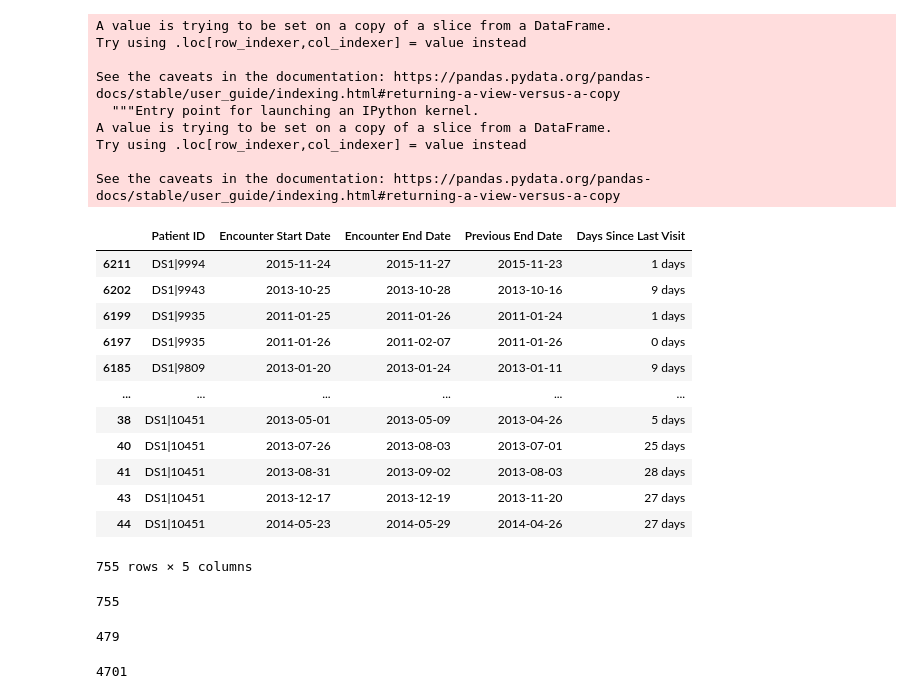
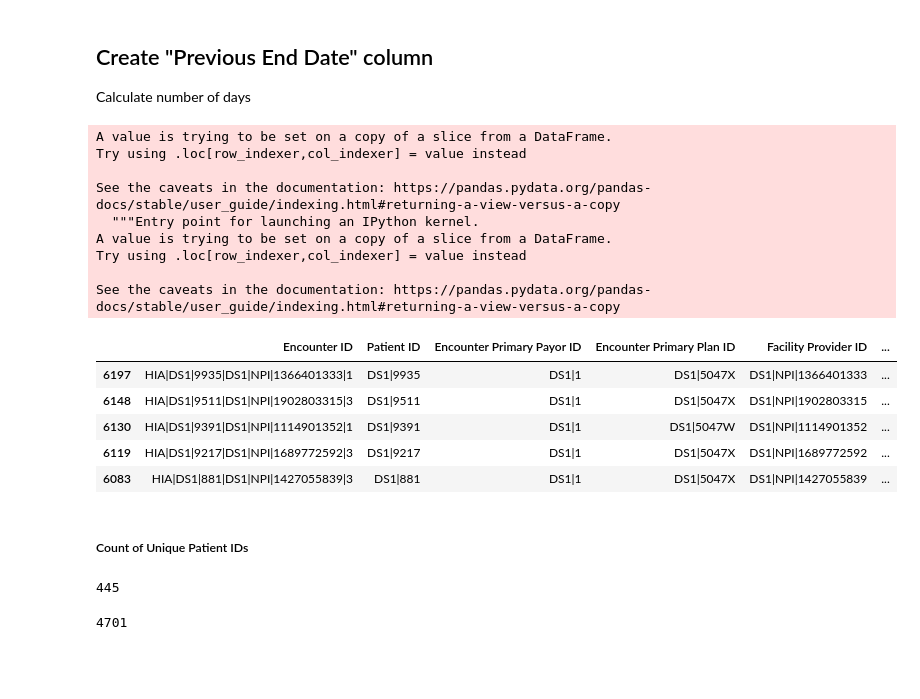
Before and after one commit to tipearso/hospital-readmissions, a Jupyter notebook: Jupyter Notebooks/Boo-Boo Exploratory.ipynb, the cells around one changed output. Drawn from its saved outputs; the diff is of its cells as text; code cells hidden in the pictures; blank space fills up the shorter version.

```diff
--- a/Jupyter Notebooks/Boo-Boo Exploratory.ipynb
+++ b/Jupyter Notebooks/Boo-Boo Exploratory.ipynb
@@ -1,9 +1,11 @@
 # %%
 import pandas as pd
 import seaborn as sns
-import matplotlib.pyplot as plot
+import matplotlib.pyplot as plt
 import numpy as np
 import datetime as dt
-pd.set_option('display.max_columns', None)
+import re
 
 %matplotlib inline
+pd.set_option('display.max_columns', None)
+pd.set_option('display.max_rows', None)
@@ -48,6 +26,4 @@ memory usage: 1.1+ MB
+# %%
+ip_admin = ip_admin.sort_values(['Patient ID','Encounter Start Date', 'Encounter End Date'], ascending = (False, True, True))
 # %%
 # ip_admin['time_lapse'] = ip_admin['Encounter End Date'] - ip_admin['Encounter Start Date']
-# %%
-ip_admin = ip_admin.sort_values(['Patient ID','Encounter Start Date', 'Encounter Start Date'], ascending = (False, True, True))
-# %%
-ip_admin1 = ip_admin[['Patient ID', 'Encounter Start Date', 'Encounter End Date']]
@@ -73,38 +33,30 @@ ip_admin1
 # ip_admin1['diff_end'] = ip_admin1.groupby('Patient ID')['Encounter End Date'].diff() / np.timedelta64(1, 'D')
 # ip_admin1['diff_end'] = ip_admin1['diff_end'].fillna(0)
 # ip_admin1
+# %% [markdown]
+## Create "Previous End Date" column
+Calculate number of days
 # %%
-ip_admin1['Previous End Date'] = (ip_admin1.groupby('Patient ID')['Encounter End Date'].shift(1))
-ip_admin1['Days Since Last Visit'] = ip_admin1['Encounter Start Date'] - ip_admin1['Previous End Date']
-ip_admin1 = ip_admin1[ip_admin1['Days Since Last Visit'].notnull()]
-ip_admin_30 = ip_admin1[ip_admin1['Days Since Last Visit'] <= '30 days']
-ip_admin_under_30 = ip_admin1[ip_admin1['Days Since Last Visit'] < '30 days']
-ip_admin_30
+ip_admin['Previous End Date'] = (ip_admin.groupby('Patient ID')['Encounter End Date'].shift(1))
+ip_admin['Days Since Last Visit'] = ip_admin['Encounter Start Date'] - ip_admin['Previous End Date']
+ip_admin = ip_admin[ip_admin['Days Since Last Visit'].notnull()]
+ip_admin_30 = ip_admin[ip_admin['Days Since Last Visit'] <= '30 days']
+ip_admin_under_30 = ip_admin[ip_admin1['Days Since Last Visit'] < '30 days']
+ip_between = ip_admin[ip_admin['Days Since Last Visit'].between('0 days', '30 days', inclusive=True)]
+ip_between.head()
 # %% [output]
 A value is trying to be set on a copy of a slice from a DataFrame.
 Try using .loc[row_indexer,col_indexer] = value instead
 
 See the caveats in the documentation: https://pandas.pydata.org/pandas-docs/stable/user_guide/indexing.html#returning-a-view-versus-a-copy
   """Entry point for launching an IPython kernel.
 A value is trying to be set on a copy of a slice from a DataFrame.
 Try using .loc[row_indexer,col_indexer] = value instead
 
 See the caveats in the documentation: https://pandas.pydata.org/pandas-docs/stable/user_guide/indexing.html#returning-a-view-versus-a-copy
-|  | Patient ID | Encounter Start Date | Encounter End Date | Previous End Date | Days Since Last Visit |
-| 6211 | DS1|9994 | 2015-11-24 | 2015-11-27 | 2015-11-23 | 1 days |
-| 6202 | DS1|9943 | 2013-10-25 | 2013-10-28 | 2013-10-16 | 9 days |
-| 6199 | DS1|9935 | 2011-01-25 | 2011-01-26 | 2011-01-24 | 1 days |
-| 6197 | DS1|9935 | 2011-01-26 | 2011-02-07 | 2011-01-26 | 0 days |
-| 6185 | DS1|9809 | 2013-01-20 | 2013-01-24 | 2013-01-11 | 9 days |
-| ... | ... | ... | ... | ... | ... |
-| 38 | DS1|10451 | 2013-05-01 | 2013-05-09 | 2013-04-26 | 5 days |
-| 40 | DS1|10451 | 2013-07-26 | 2013-08-03 | 2013-07-01 | 25 days |
-| 41 | DS1|10451 | 2013-08-31 | 2013-09-02 | 2013-08-03 | 28 days |
-| 43 | DS1|10451 | 2013-12-17 | 2013-12-19 | 2013-11-20 | 27 days |
-| 44 | DS1|10451 | 2014-05-23 | 2014-05-29 | 2014-04-26 | 27 days |
+|  | Encounter ID | Patient ID | Encounter Primary Payor ID | Encounter Primary Plan ID | Facility Provider ID | ... |
+| 6197 | HIA|DS1|9935|DS1|NPI|1366401333|1 | DS1|9935 | DS1|1 | DS1|5047X | DS1|NPI|1366401333 | ... |
+| 6148 | HIA|DS1|9511|DS1|NPI|1902803315|3 | DS1|9511 | DS1|1 | DS1|5047X | DS1|NPI|1902803315 | ... |
+| 6130 | HIA|DS1|9391|DS1|NPI|1114901352|1 | DS1|9391 | DS1|1 | DS1|5047W | DS1|NPI|1114901352 | ... |
+| 6119 | HIA|DS1|9217|DS1|NPI|1689772592|3 | DS1|9217 | DS1|1 | DS1|5047X | DS1|NPI|1689772592 | ... |
+| 6083 | HIA|DS1|881|DS1|NPI|1427055839|3 | DS1|881 | DS1|1 | DS1|5047X | DS1|NPI|1427055839 | ... |
-755 rows × 5 columns
-# %%
-rows = len(ip_admin_30)
-rows
-# %% [output]
-755
@@ -111,5 +67,8 @@ rows
+# %% [markdown]
+##### Count of Unique Patient IDs
 # %%
-ip_admin_30['Patient ID'].nunique()
+#numerator
+ip_between['Patient ID'].nunique()
 # %% [output]
-479
+445
 # %%
```
Also changed, not shown: parts of 49 cells of this notebook, 3 other files.
